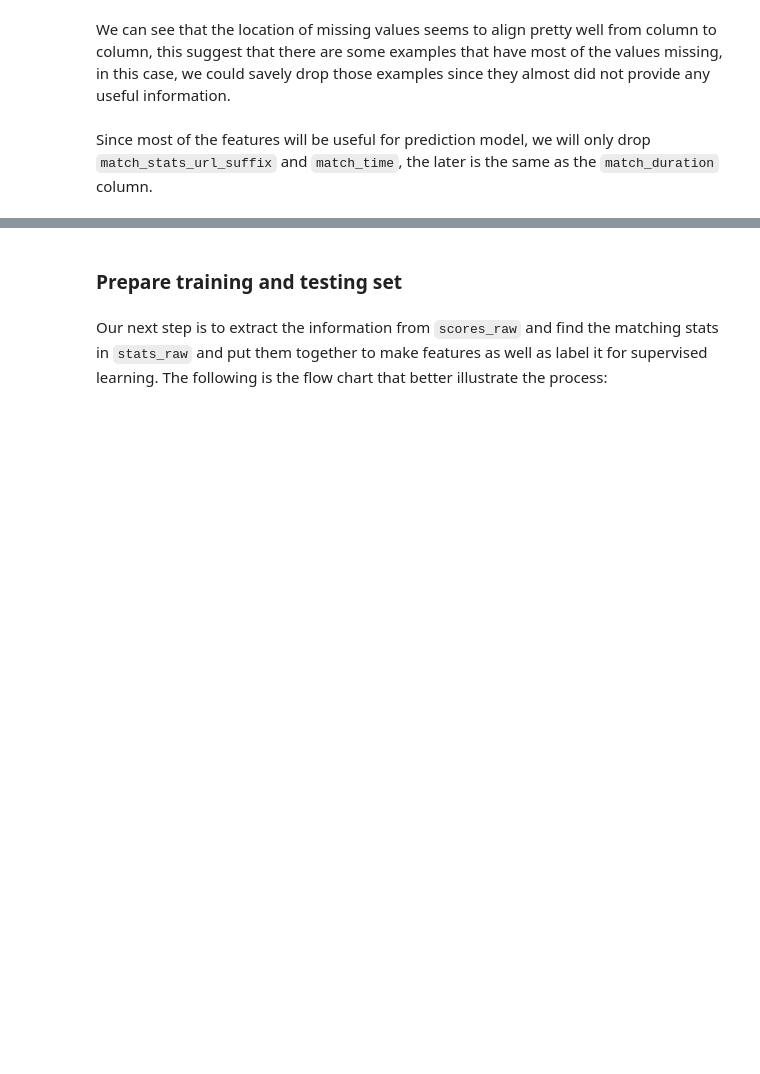
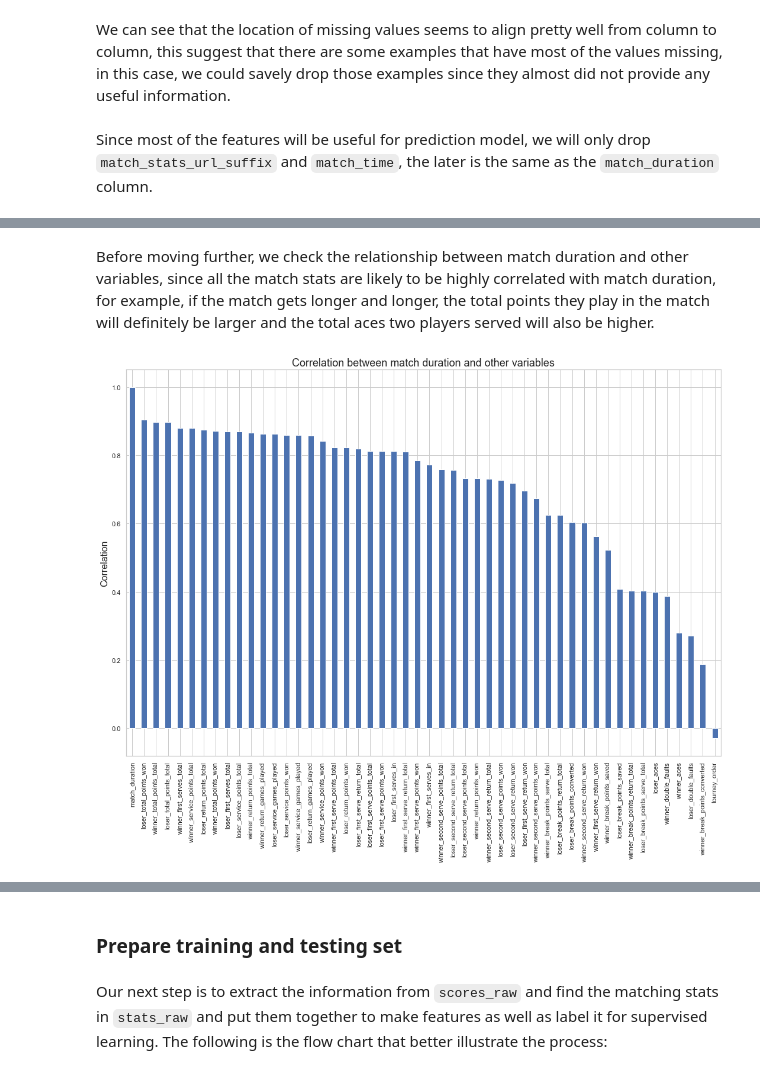
Before and after one commit to george1577/Thinkful_Data_Science, a Jupyter notebook: Capstone project/Capstone project 2/Data cleaning_wrangling/Data_cleaning.ipynb, the cells around one changed output, grey strips where cells are left out. Drawn from its saved outputs; the diff is of its cells as text; code cells hidden in the pictures; blank space fills up the shorter version.

```diff
--- a/Capstone project/Capstone project 2/Data cleaning_wrangling/Data_cleaning.ipynb
+++ b/Capstone project/Capstone project 2/Data cleaning_wrangling/Data_cleaning.ipynb
@@ -322,0 +345,13 @@ stats_raw.drop(['match_stats_url_suffix', 'match_time'], axis=1, inplace=True)
+# %%
+# keep on the rows that has match duration more than 30 and less or eqaul to 300
+stats_raw = stats_raw[(stats_raw['match_duration'] <= 300) & (stats_raw['match_duration'] > 30)]
+# %% [markdown]
+Before moving further, we check the relationship between match duration and other variables, since all the match stats are likely to be highly correlated with match duration, for example, if the match gets longer and longer, the total points they play in the match will definitely be larger and the total aces two players served will also be higher.
+# %%
+fig, ax = plt.subplots(1,1,figsize=(18,12))
+stats_raw.select_dtypes(['number']).corr()['match_duration'].sort_values(ascending=False).plot(kind='bar', color='b')
+ax.set_title('Correlation between match duration and other variables', size=18)
+ax.set_ylabel('Correlation', size=16)
+plt.show()
+# %% [output]
+[figure, added]
```
Also changed, not shown: parts of 77 cells of this notebook, 1 other file.
